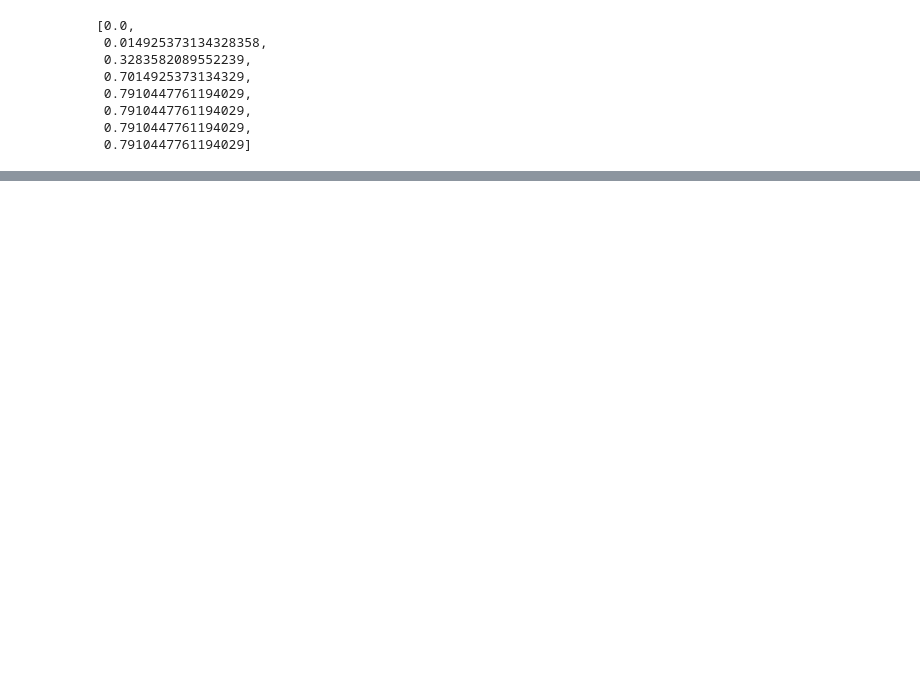
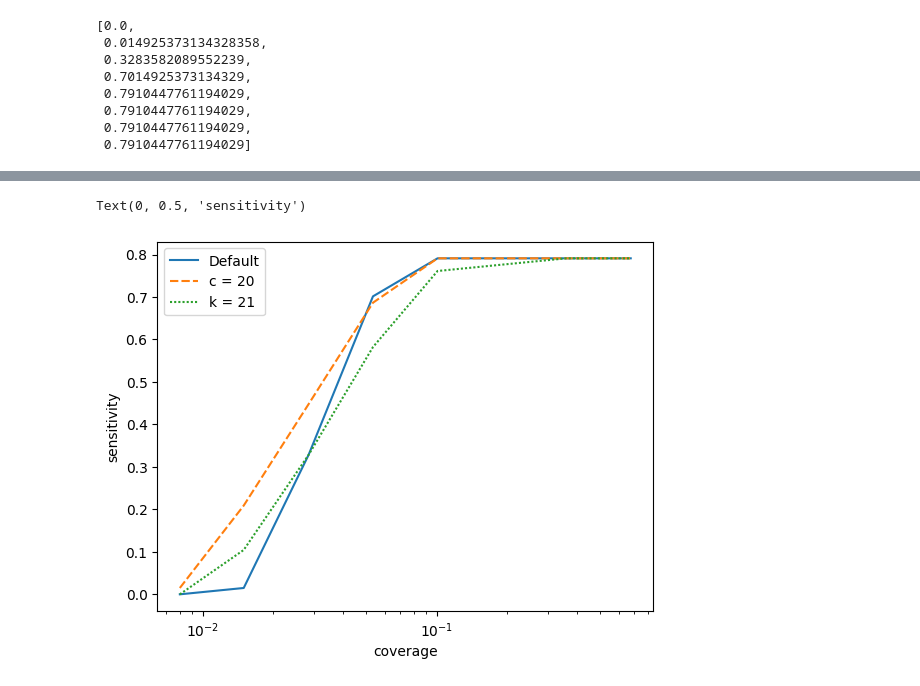
Before and after one commit to GZHoffie/tc-benchmark, a Jupyter notebook: benchmark/sensitivity_test/sylph_sensitivity_given_coverage.ipynb, the cells around one changed output, grey strips where cells are left out. Cells and saved outputs as stored; diff of their text form; code cells hidden in the pictures; blank space fills up the shorter version.

```diff
--- a/benchmark/sensitivity_test/sylph_sensitivity_given_coverage.ipynb
+++ b/benchmark/sensitivity_test/sylph_sensitivity_given_coverage.ipynb
@@ -177,3 +158,14 @@ c_20_results
  0.7910447761194029,
  0.7910447761194029,
  0.7910447761194029]
+# %%
+k_21_results = [0.0, 0.1044776119402985 ,0.3283582089552239, 0.582089552238806,0.7611940298507462 ,0.7761194029850746 ,0.7910447761194029, 0.7910447761194029]
+# %%
+compare_df = pd.DataFrame({"Default": original_results, "c = 20": c_20_results, "k = 21": k_21_results, "coverage": coverages})
+# %%
+seaborn.lineplot(data=compare_df.set_index("coverage"))
+plt.xscale('log')
+plt.ylabel('sensitivity')
+# %% [output]
+Text(0, 0.5, 'sensitivity')
+[figure, added]
```
Also changed, not shown: parts of 11 cells of this notebook.
